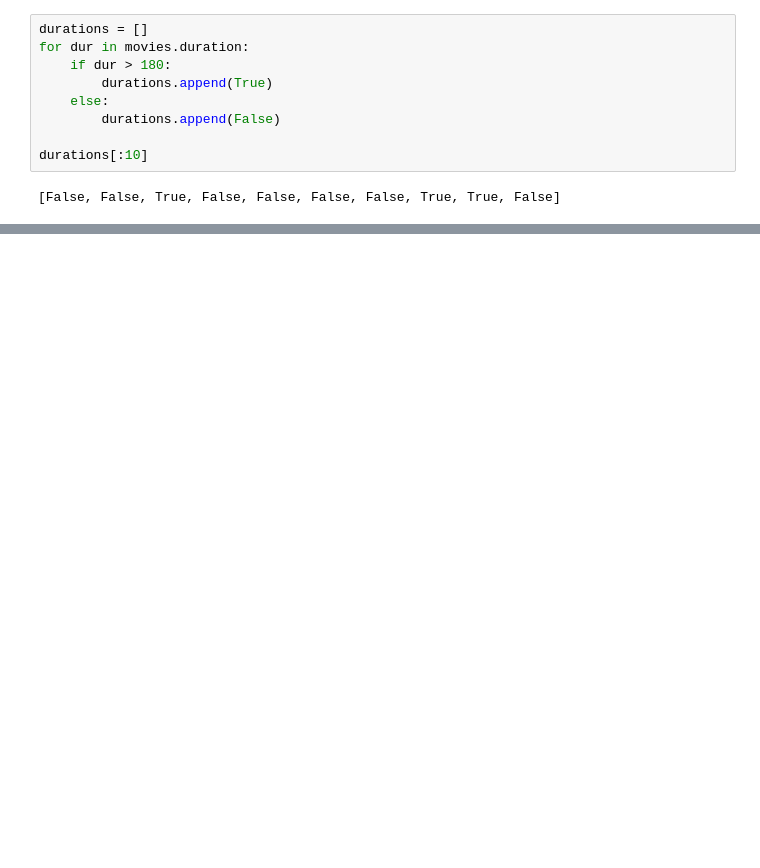
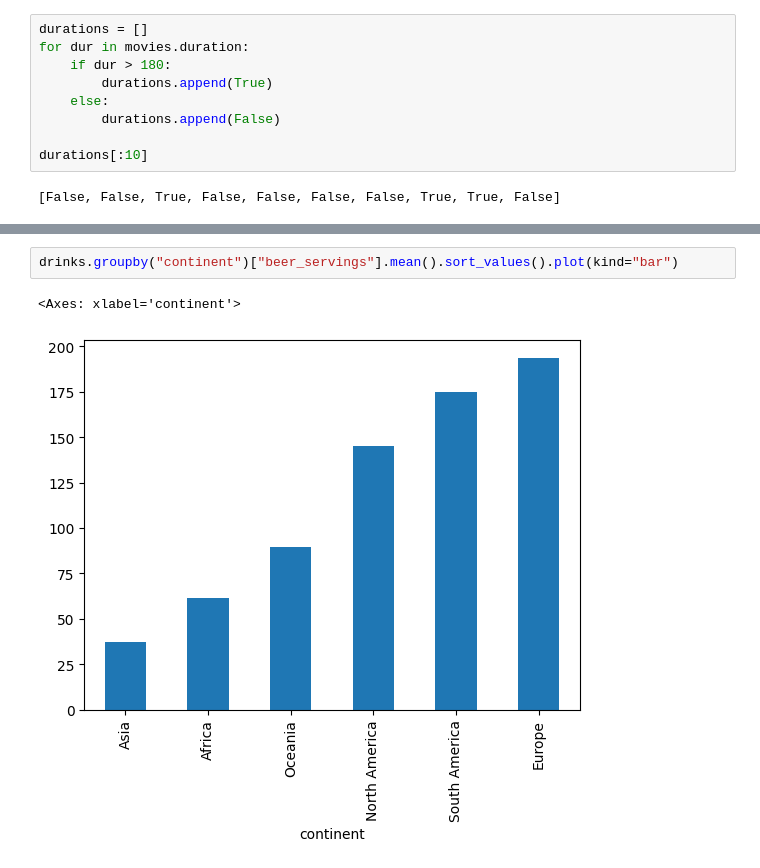
Before and after one commit to inancarin/DSA201_2026_2027_FALL, a Jupyter notebook: Week04/Lecture/pandas_part1.ipynb, the cells around one changed output, grey strips where cells are left out. Drawn from its saved outputs; the diff is of its cells as text; blank space fills up the shorter version.

```diff
--- a/Week04/Lecture/pandas_part1.ipynb
+++ b/Week04/Lecture/pandas_part1.ipynb
@@ -669,0 +864,5 @@ movies[movies["duration"] > 180]
+# %%
+drinks.groupby("continent")["beer_servings"].mean().sort_values().plot(kind="bar")
+# %% [output]
+<Axes: xlabel='continent'>
+[figure, added]
```
Also changed, not shown: parts of 28 cells of this notebook, 2 other files.
